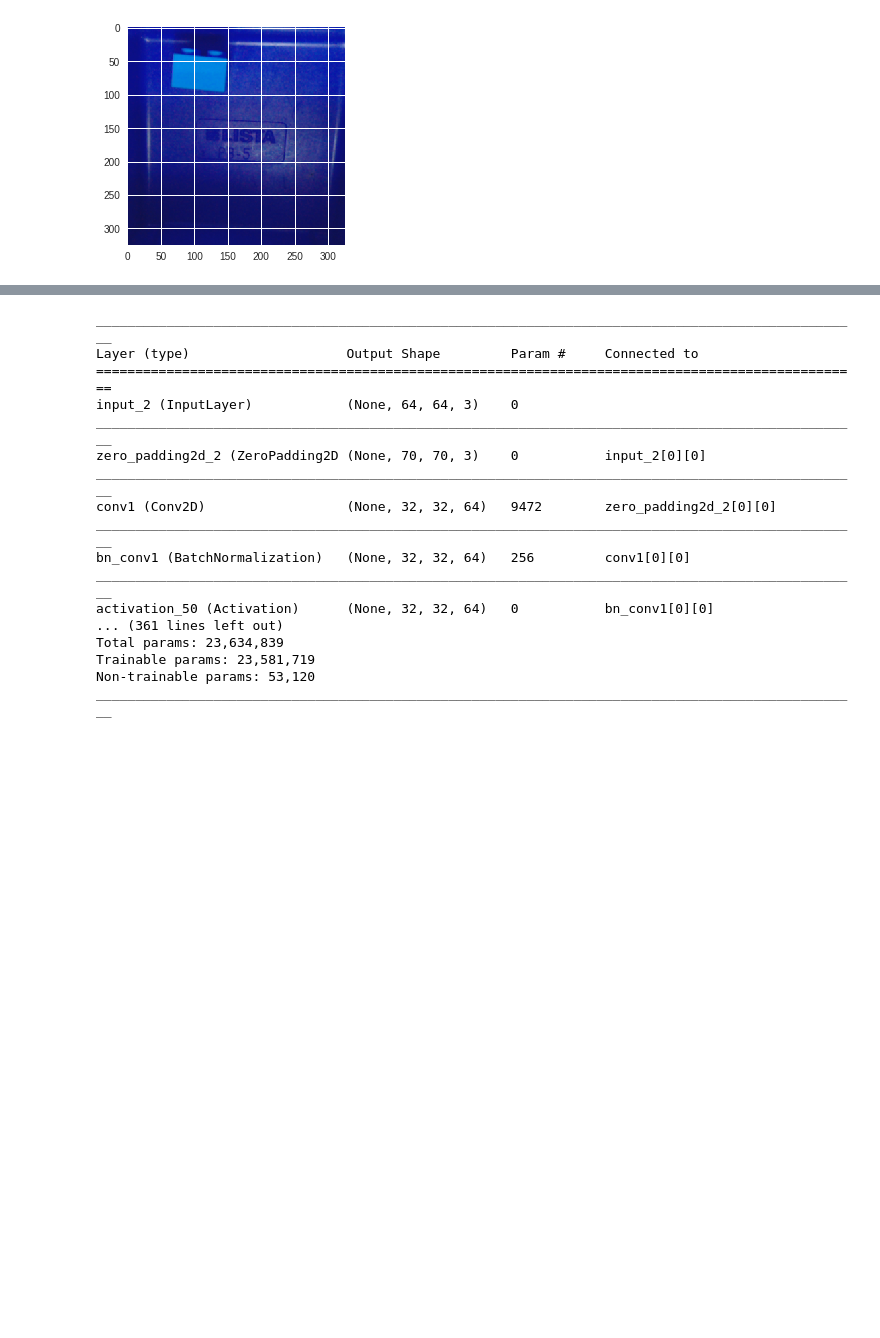
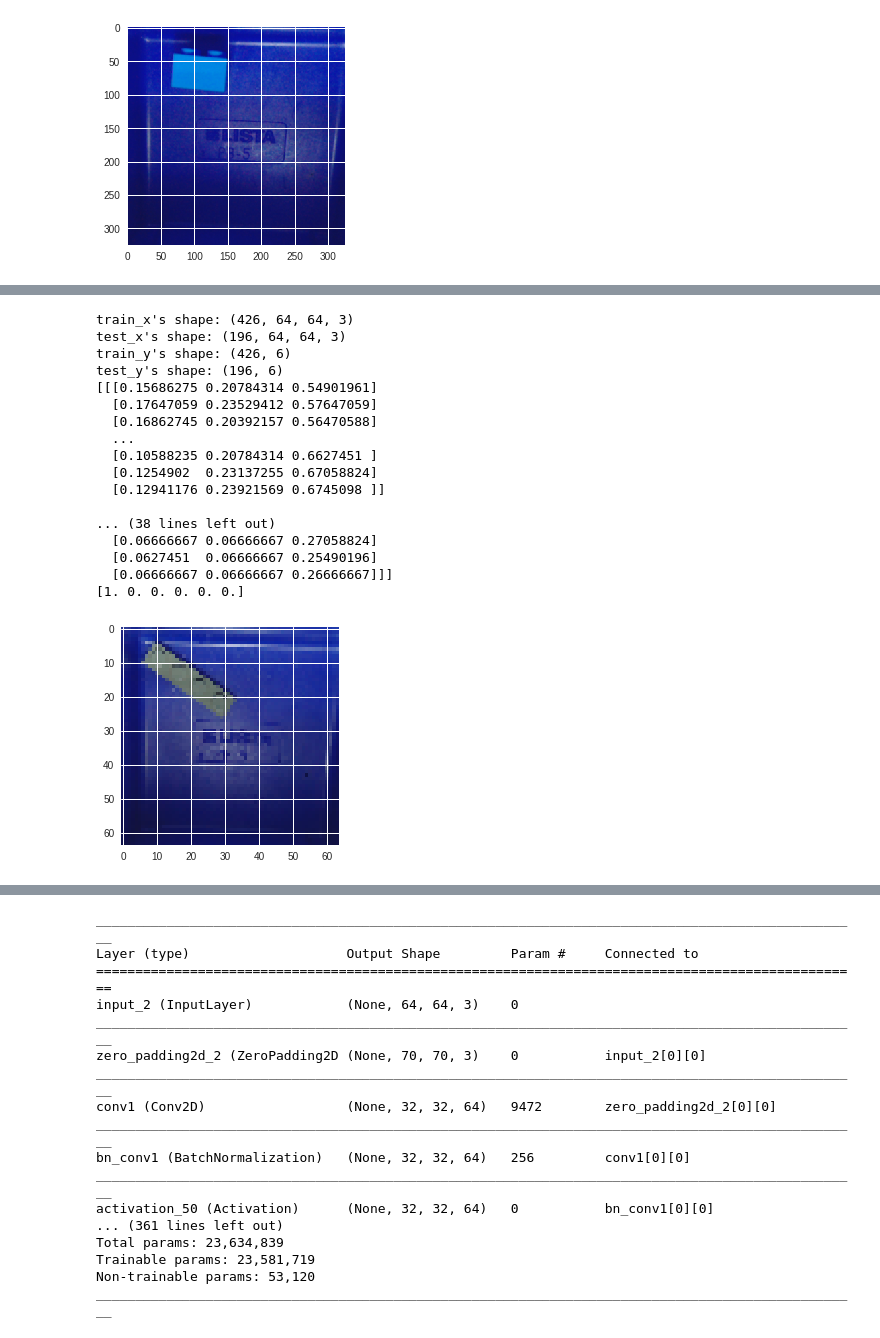
Before and after one commit to tylerlum/Tray_Image_Classifier_A, a Jupyter notebook: Tray_Image_Classifier_B.ipynb, the cells around one changed output, grey strips where cells are left out. Cells and saved outputs as stored; diff of their text form; code cells hidden in the pictures; blank space fills up the shorter version.

```diff
--- a/Tray_Image_Classifier_B.ipynb
+++ b/Tray_Image_Classifier_B.ipynb
@@ -521,5 +491,34 @@ model = ResNet50(input_shape = (64, 64, 3), classes = 23)
 # %%
 model.compile(optimizer='adam', loss='categorical_crossentropy', metrics=['accuracy'])
+# %%
+print ("train_x's shape: " + str(train_x.shape))
+print ("test_x's shape: " + str(test_x.shape))
+print ("train_y's shape: " + str(train_y.shape))
+print ("test_y's shape: " + str(test_y.shape))
+
+plt.imshow(train_x[0])
+print(train_x[0])
+
+print(train_y[0,:])
+# %% [output]
+train_x's shape: (426, 64, 64, 3)
+test_x's shape: (196, 64, 64, 3)
+train_y's shape: (426, 6)
+test_y's shape: (196, 6)
+[[[0.15686275 0.20784314 0.54901961]
+  [0.17647059 0.23529412 0.57647059]
+  [0.16862745 0.20392157 0.56470588]
+  ...
+  [0.10588235 0.20784314 0.6627451 ]
+  [0.1254902  0.23137255 0.67058824]
+  [0.12941176 0.23921569 0.6745098 ]]
+
+... (38 lines left out)
+  [0.06666667 0.06666667 0.27058824]
+  [0.0627451  0.06666667 0.25490196]
+  [0.06666667 0.06666667 0.26666667]]]
+[1. 0. 0. 0. 0. 0.]
+[figure, added]
 # %%
 model.fit(train_x, train_y, epochs = 50, batch_size = 32)
 # %% [output]
```
Also changed, not shown: parts of 69 cells of this notebook.
